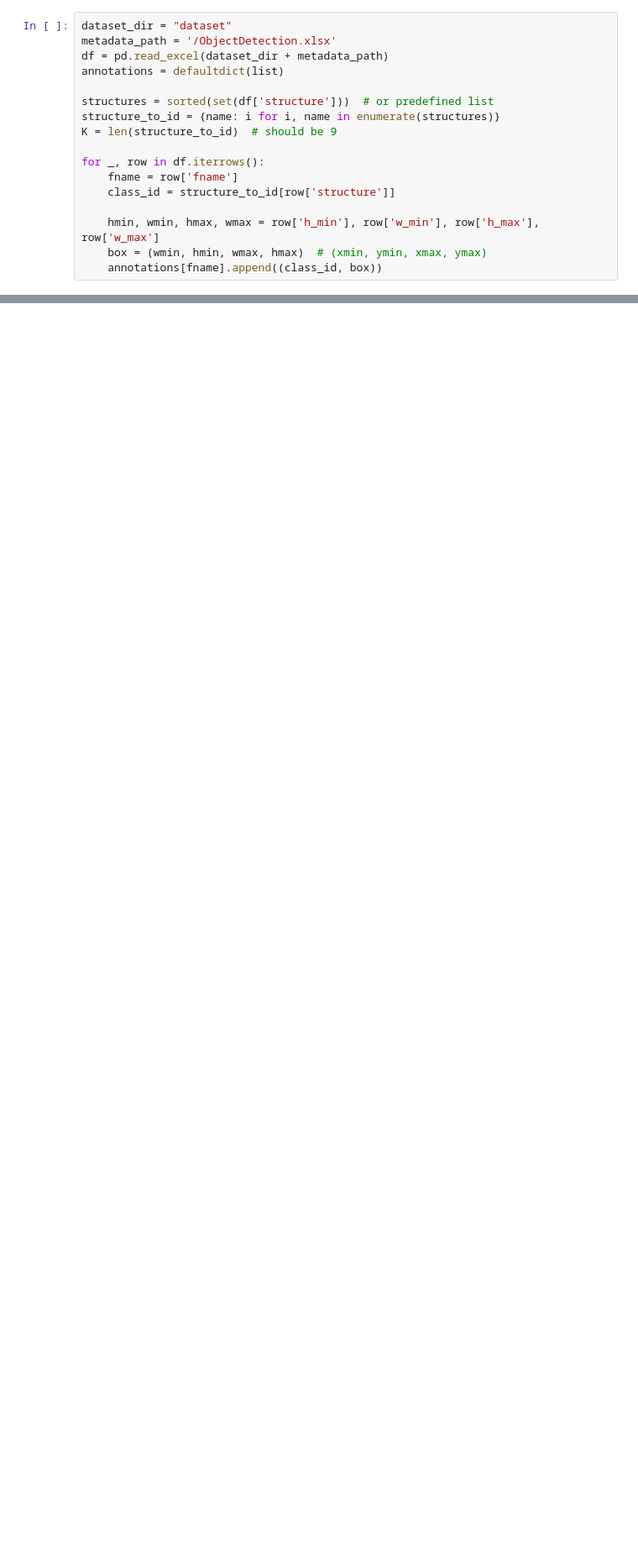
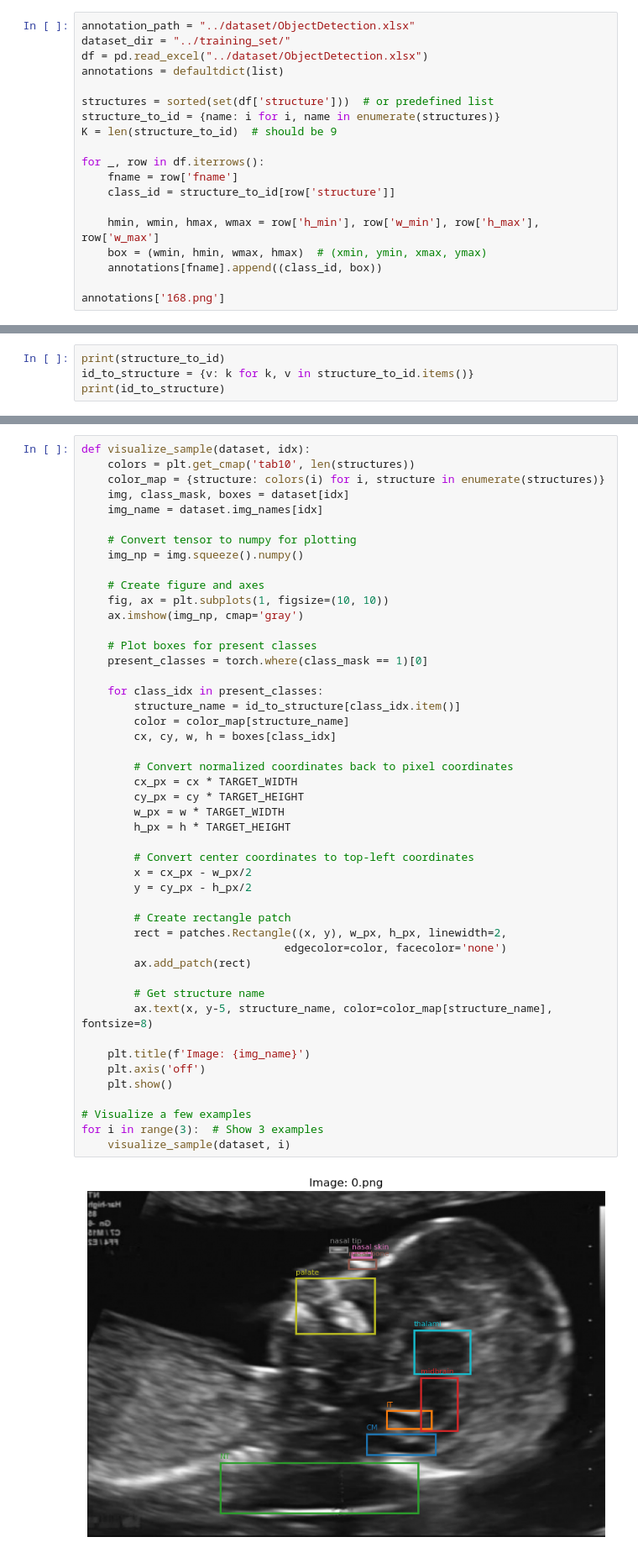
Before and after one commit to josulas/iamedic-demo, a Jupyter notebook: models/localizer.ipynb, the cells around one changed output, grey strips where cells are left out. Shown at 84% size. Saved outputs shown, nothing was run; the diff lists cells and outputs as text; blank space fills up the shorter version.

```diff
--- a/models/localizer.ipynb
+++ b/models/localizer.ipynb
@@ -10,7 +22,7 @@ from collections import defaultdict
 # %%
-dataset_dir = "dataset"
-metadata_path = '/ObjectDetection.xlsx'
-df = pd.read_excel(dataset_dir + metadata_path)
+annotation_path = "../dataset/ObjectDetection.xlsx"
+dataset_dir = "../training_set/"
+df = pd.read_excel("../dataset/ObjectDetection.xlsx")
 annotations = defaultdict(list)
 
 structures = sorted(set(df['structure']))  # or predefined list
@@ -24,4 +36,6 @@ for _, row in df.iterrows():
     hmin, wmin, hmax, wmax = row['h_min'], row['w_min'], row['h_max'], row['w_max']
     box = (wmin, hmin, wmax, hmax)  # (xmin, ymin, xmax, ymax)
     annotations[fname].append((class_id, box))
+
+annotations['168.png']
 # %% [output]
@@ -28,0 +51,4 @@ FileNotFoundError: [Errno 2] No such file or directory: 'dataset/ObjectDetection
+# %%
+print(structure_to_id)
+id_to_structure = {v: k for k, v in structure_to_id.items()}
+print(id_to_structure)
@@ -28,0 +282,49 @@ FileNotFoundError: [Errno 2] No such file or directory: 'dataset/ObjectDetection
+# %%
+def visualize_sample(dataset, idx):
+    colors = plt.get_cmap('tab10', len(structures))
+    color_map = {structure: colors(i) for i, structure in enumerate(structures)}
+    img, class_mask, boxes = dataset[idx]
+    img_name = dataset.img_names[idx]
+
+    # Convert tensor to numpy for plotting
+    img_np = img.squeeze().numpy()
+
+    # Create figure and axes
+    fig, ax = plt.subplots(1, figsize=(10, 10))
+    ax.imshow(img_np, cmap='gray')
+
+    # Plot boxes for present classes
+    present_classes = torch.where(class_mask == 1)[0]
+
+    for class_idx in present_classes:
+        structure_name = id_to_structure[class_idx.item()]
+        color = color_map[structure_name]
+        cx, cy, w, h = boxes[class_idx]
+
+        # Convert normalized coordinates back to pixel coordinates
+        cx_px = cx * TARGET_WIDTH
+        cy_px = cy * TARGET_HEIGHT
+        w_px = w * TARGET_WIDTH
+        h_px = h * TARGET_HEIGHT
+
+        # Convert center coordinates to top-left coordinates
+        x = cx_px - w_px/2
+        y = cy_px - h_px/2
+
+        # Create rectangle patch
+        rect = patches.Rectangle((x, y), w_px, h_px, linewidth=2,
+                               edgecolor=color, facecolor='none')
+        ax.add_patch(rect)
+
+        # Get structure name
+        ax.text(x, y-5, structure_name, color=color_map[structure_name], fontsize=8)
+
+    plt.title(f'Image: {img_name}')
+    plt.axis('off')
+    plt.show()
+
+# Visualize a few examples
+for i in range(3):  # Show 3 examples
+    visualize_sample(dataset, i)
+# %% [output]
+[figure, added]
```
Also changed, not shown: parts of 22 cells of this notebook, 1 other file.
